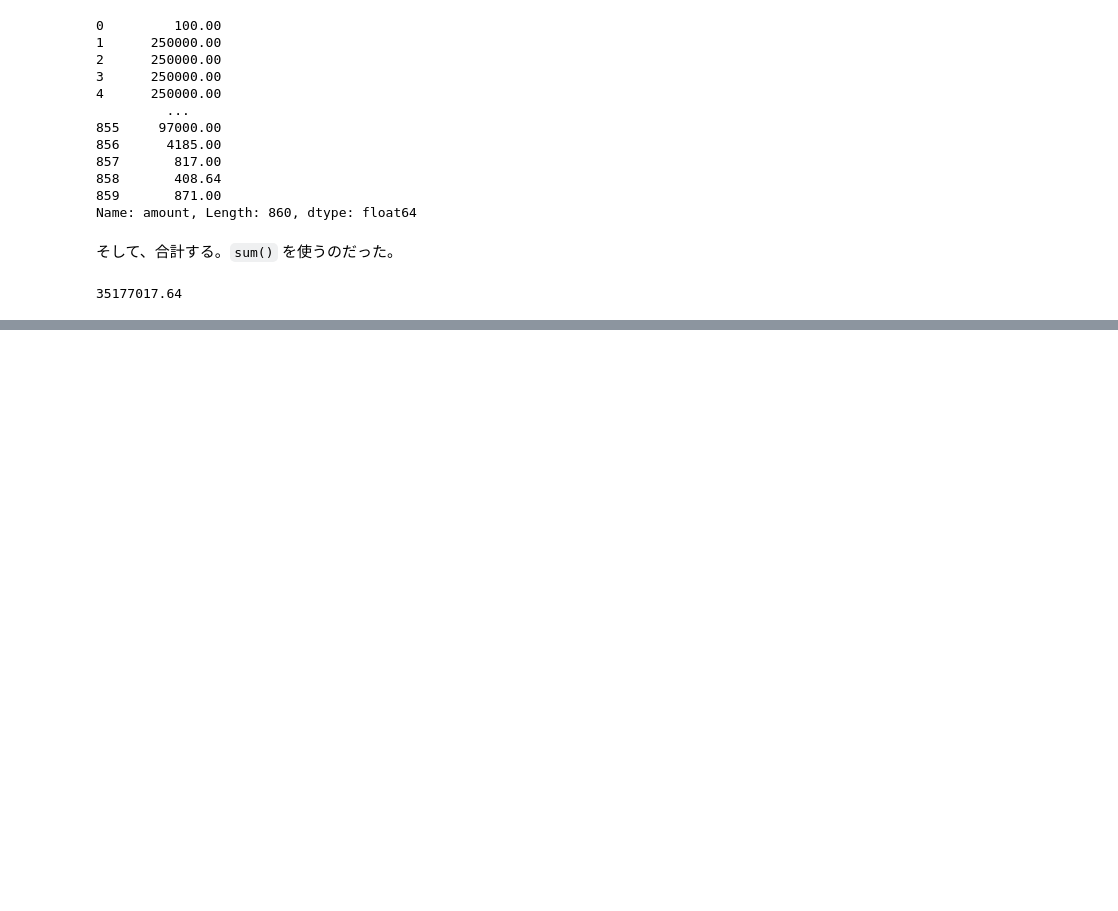
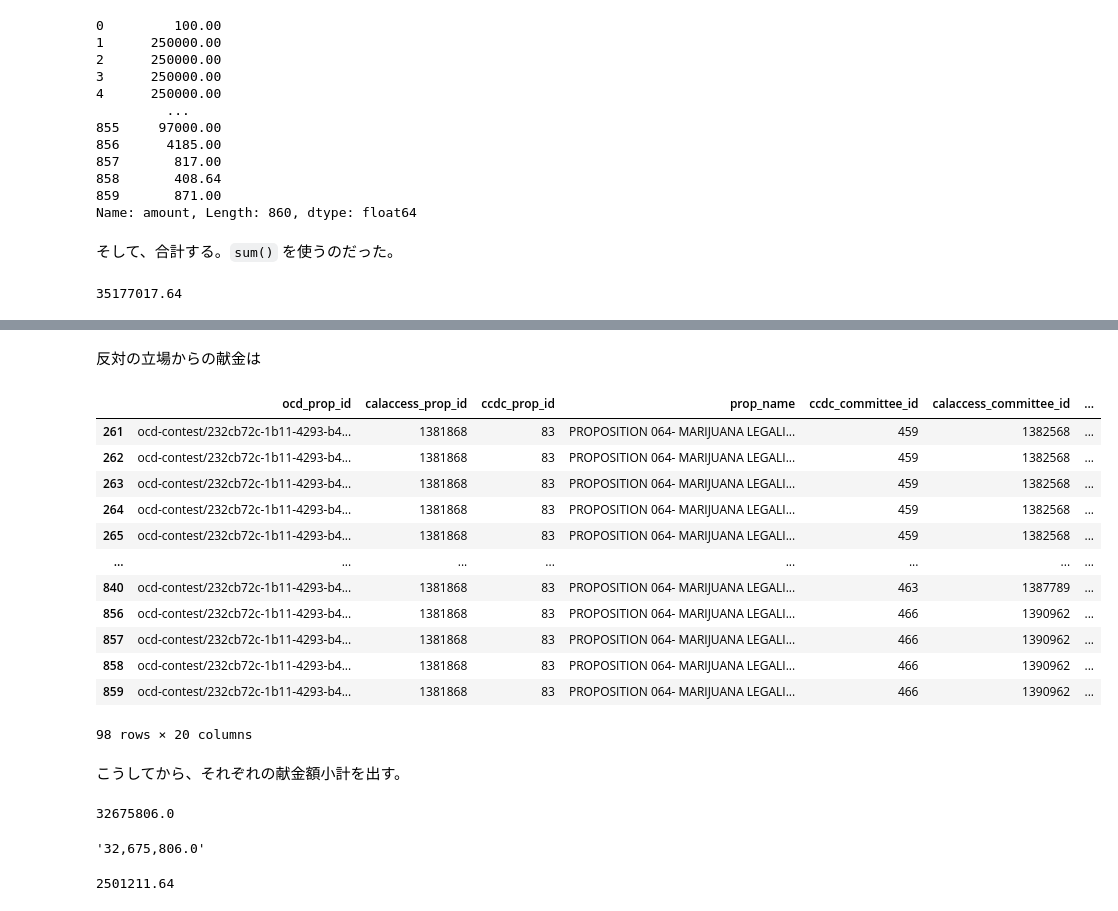
Before and after one commit to yoshitoG/nicar21_first_python_notebook, a Jupyter notebook: NICAR21補講のColab版.ipynb, the cells around one changed output, grey strips where cells are left out. Cells and saved outputs as stored; diff of their text form; code cells hidden in the pictures; blank space fills up the shorter version.

```diff
--- a/NICAR21補講のColab版.ipynb
+++ b/NICAR21補講のColab版.ipynb
@@ -655,0 +704,18 @@ merged.amount.sum()
+# %% [markdown]
+反対の立場からの献金は
+# %%
+merged[merged.committee_position == 'OPPOSE']
+# %% [output]
+|  | ocd_prop_id | calaccess_prop_id | ccdc_prop_id | prop_name | ccdc_committee_id | calaccess_committee_id | ... |
+| 261 | ocd-contest/232cb72c-1b11-4293-b4... | 1381868 | 83 | PROPOSITION 064- MARIJUANA LEGALI... | 459 | 1382568 | ... |
+| 262 | ocd-contest/232cb72c-1b11-4293-b4... | 1381868 | 83 | PROPOSITION 064- MARIJUANA LEGALI... | 459 | 1382568 | ... |
+| 263 | ocd-contest/232cb72c-1b11-4293-b4... | 1381868 | 83 | PROPOSITION 064- MARIJUANA LEGALI... | 459 | 1382568 | ... |
+| 264 | ocd-contest/232cb72c-1b11-4293-b4... | 1381868 | 83 | PROPOSITION 064- MARIJUANA LEGALI... | 459 | 1382568 | ... |
+| 265 | ocd-contest/232cb72c-1b11-4293-b4... | 1381868 | 83 | PROPOSITION 064- MARIJUANA LEGALI... | 459 | 1382568 | ... |
+| ... | ... | ... | ... | ... | ... | ... | ... |
+| 840 | ocd-contest/232cb72c-1b11-4293-b4... | 1381868 | 83 | PROPOSITION 064- MARIJUANA LEGALI... | 463 | 1387789 | ... |
+| 856 | ocd-contest/232cb72c-1b11-4293-b4... | 1381868 | 83 | PROPOSITION 064- MARIJUANA LEGALI... | 466 | 1390962 | ... |
+| 857 | ocd-contest/232cb72c-1b11-4293-b4... | 1381868 | 83 | PROPOSITION 064- MARIJUANA LEGALI... | 466 | 1390962 | ... |
+| 858 | ocd-contest/232cb72c-1b11-4293-b4... | 1381868 | 83 | PROPOSITION 064- MARIJUANA LEGALI... | 466 | 1390962 | ... |
+| 859 | ocd-contest/232cb72c-1b11-4293-b4... | 1381868 | 83 | PROPOSITION 064- MARIJUANA LEGALI... | 466 | 1390962 | ... |
+98 rows × 20 columns
@@ -655,0 +724,15 @@ merged.amount.sum()
+# %% [markdown]
+こうしてから、それぞれの献金額小計を出す。
+# %%
+support.amount.sum()
+# %% [output]
+32675806.0
+# %%
+# カンマで位取りしないと見にくい見にくい
+"{:,}".format(support.amount.sum())
+# %% [output]
+'32,675,806.0'
+# %%
+oppose.amount.sum()
+# %% [output]
+2501211.64
```
Also changed, not shown: parts of 19 cells of this notebook.
